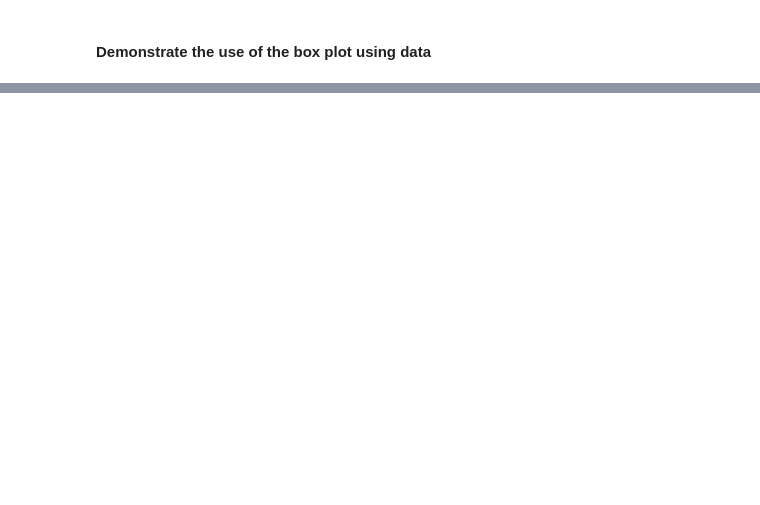
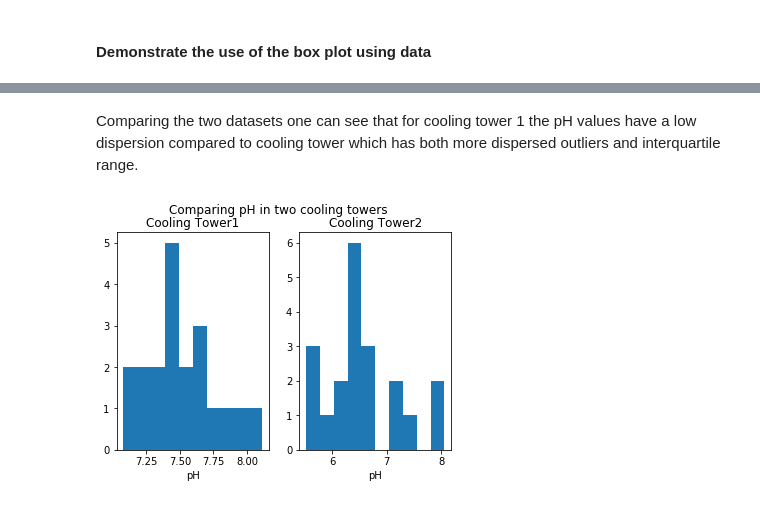
Before and after one commit to SimonMcLain/GMIT-Fundaments-of-Data-Analysis---Project, a Jupyter notebook: Box Plots.ipynb, the cells around one changed output, grey strips where cells are left out. Cells and saved outputs as stored; diff of their text form; code cells hidden in the pictures; blank space fills up the shorter version.

```diff
--- a/Box Plots.ipynb
+++ b/Box Plots.ipynb
@@ -84,0 +136,17 @@ plt.show()
+# %% [markdown]
+Comparing the two datasets one can see that for cooling tower 1 the pH values have a low dispersion compared to cooling tower which has both more dispersed outliers and interquartile range.
+# %%
+f.subplots_adjust(left=0.08, right=0.98, bottom=0.05, top=0.6,
+                    hspace=0.6, wspace=0.6)
+
+f, axarr = plt.subplots(1, 2, sharey=False)
+axarr[0].hist(df['Cooling Tower 1'])
+axarr[0].set_title("Cooling Tower1")
+axarr[0].set_xlabel('pH')
+axarr[1].hist(df['Cooling Tower 2'])
+axarr[1].set_title("Cooling Tower2")
+axarr[1].set_xlabel('pH')
+f.suptitle("Comparing pH in two cooling towers")
+plt.show()
+# %% [output]
+[figure, added]
```
Also changed, not shown: parts of 13 cells of this notebook, 1 other file.
